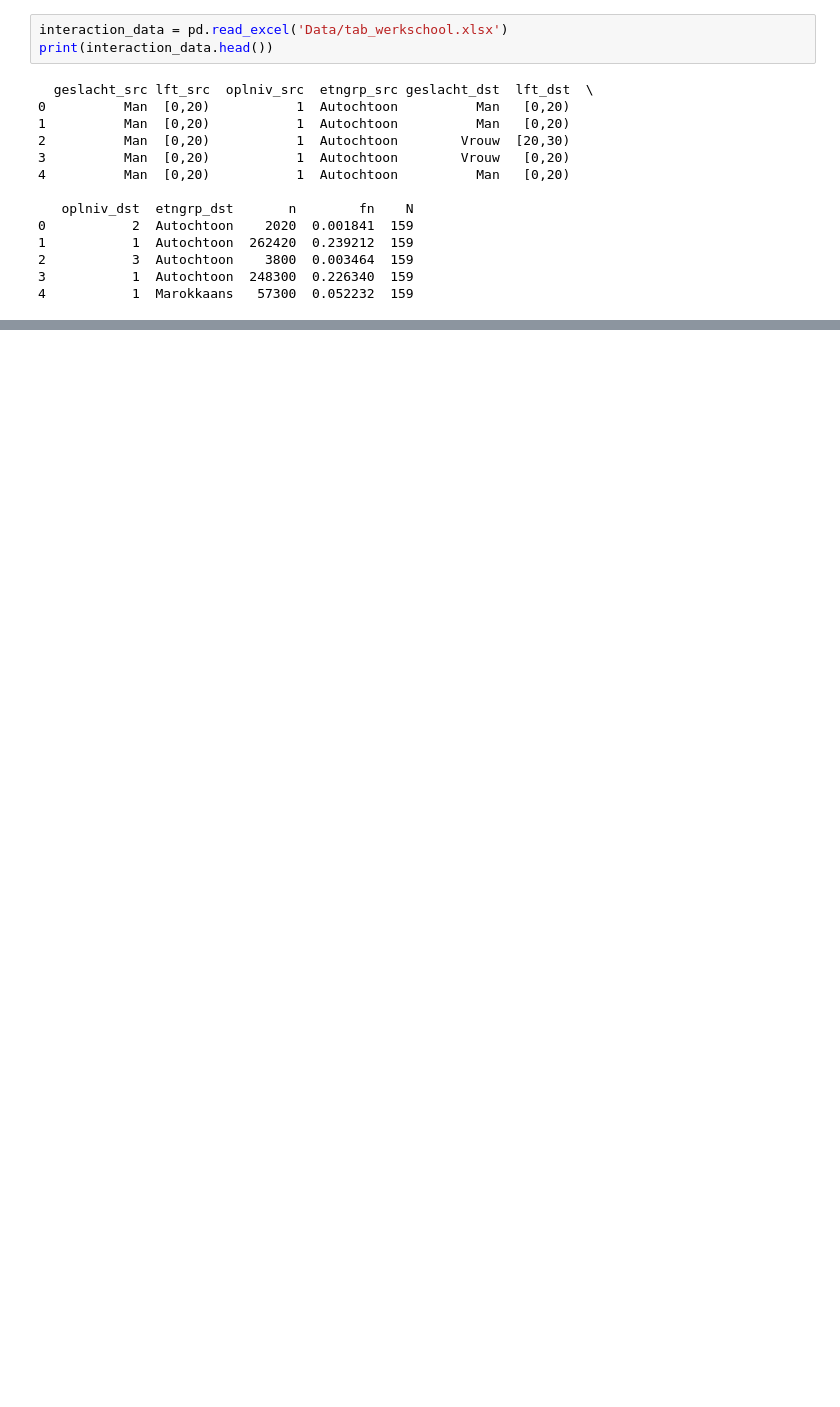
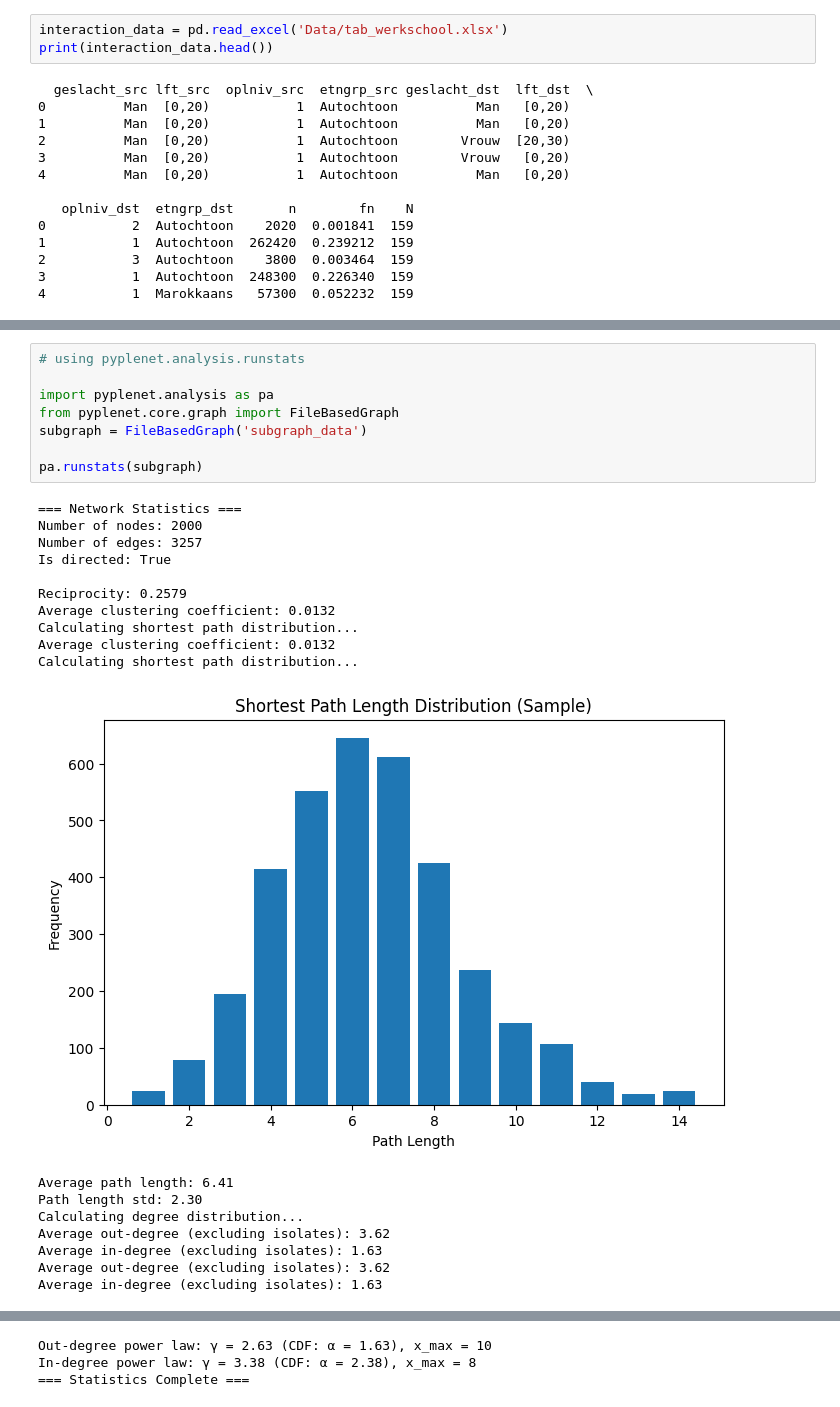
Before and after one commit to vvvasconcelos/pyplenet, a Jupyter notebook: report.ipynb, the cells around one changed output, grey strips where cells are left out. Drawn from its saved outputs; the diff is of its cells as text; blank space fills up the shorter version.

```diff
--- a/report.ipynb
+++ b/report.ipynb
@@ -237,0 +300,27 @@ Avg path length: 2.40
+# %%
+# using pyplenet.analysis.runstats
+
+import pyplenet.analysis as pa
+from pyplenet.core.graph import FileBasedGraph
+subgraph = FileBasedGraph('subgraph_data')
+
+pa.runstats(subgraph)
+# %% [output]
+=== Network Statistics ===
+Number of nodes: 2000
+Number of edges: 3257
+Is directed: True
+
+Reciprocity: 0.2579
+Average clustering coefficient: 0.0132
+Calculating shortest path distribution...
+Average clustering coefficient: 0.0132
+Calculating shortest path distribution...
+[figure, added]
+Average path length: 6.41
+Path length std: 2.30
+Calculating degree distribution...
+Average out-degree (excluding isolates): 3.62
+Average in-degree (excluding isolates): 1.63
+Average out-degree (excluding isolates): 3.62
+Average in-degree (excluding isolates): 1.63
@@ -237,0 +328,3 @@ Avg path length: 2.40
+Out-degree power law: γ = 2.63 (CDF: α = 1.63), x_max = 10
+In-degree power law: γ = 3.38 (CDF: α = 2.38), x_max = 8
+=== Statistics Complete ===
```
Also changed, not shown: parts of 33 cells of this notebook, 3 other files.
